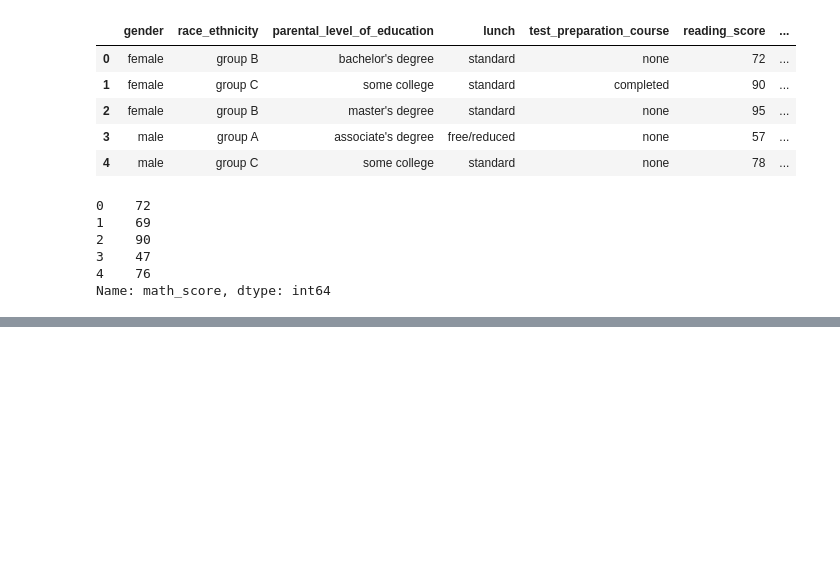
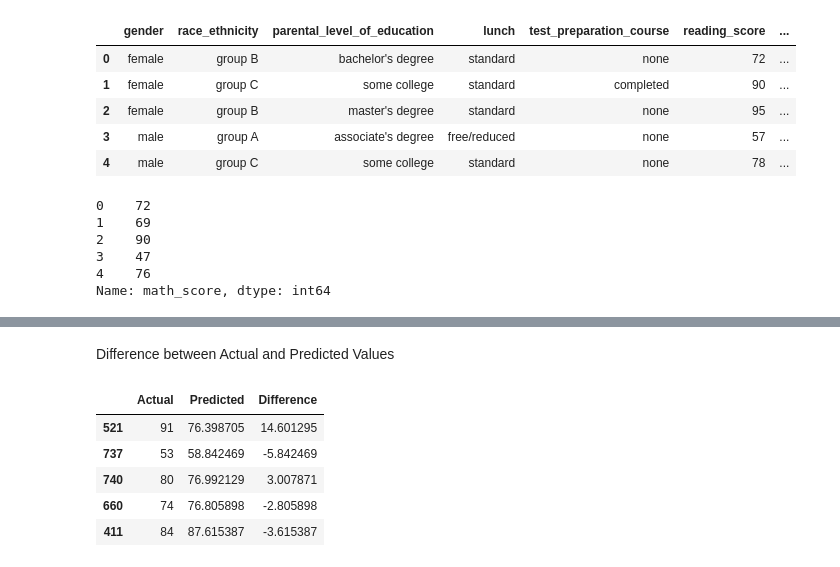
Before and after one commit to cyrolux123/ML-Project, a Jupyter notebook: notebook/2-Model Training.ipynb, the cells around one changed output, grey strips where cells are left out. Cells and saved outputs as stored; diff of their text form; code cells hidden in the pictures; blank space fills up the shorter version.

```diff
--- a/notebook/2-Model Training.ipynb
+++ b/notebook/2-Model Training.ipynb
@@ -62,0 +260,12 @@ Name: math_score, dtype: int64
+# %% [markdown]
+Difference between Actual and Predicted Values
+# %%
+pred_df = pd.DataFrame({'Actual': y_test, 'Predicted': y_pred, 'Difference': y_test - y_pred})
+pred_df.head()
+# %% [output]
+|  | Actual | Predicted | Difference |
+| 521 | 91 | 76.398705 | 14.601295 |
+| 737 | 53 | 58.842469 | -5.842469 |
+| 740 | 80 | 76.992129 | 3.007871 |
+| 660 | 74 | 76.805898 | -2.805898 |
+| 411 | 84 | 87.615387 | -3.615387 |
```
Also changed, not shown: parts of 18 cells of this notebook, 4 other files.
